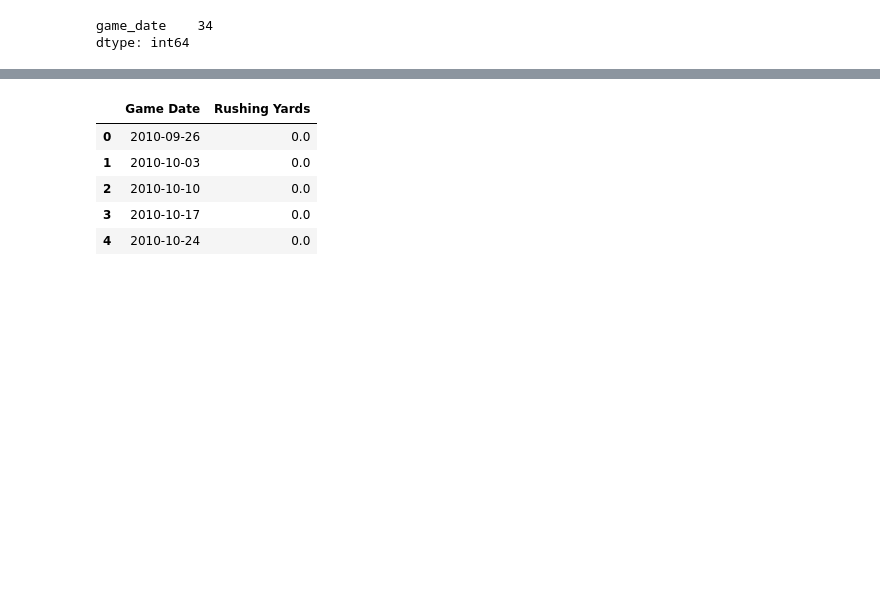
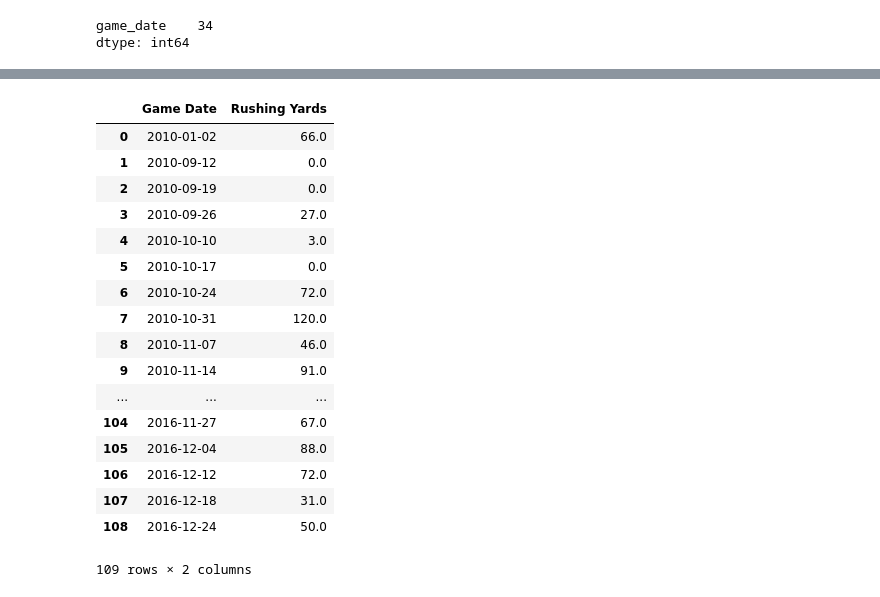
Before and after one commit to jmw256/data_science_homework, a Jupyter notebook: Final Project/Final-Project-Wujciak - Predicting a Year for an NFL Running Back.ipynb, the cells around one changed output, grey strips where cells are left out. Cells and saved outputs as stored; diff of their text form; code cells hidden in the pictures; blank space fills up the shorter version.

```diff
--- a/Final Project/Final-Project-Wujciak - Predicting a Year for an NFL Running Back.ipynb
+++ b/Final Project/Final-Project-Wujciak - Predicting a Year for an NFL Running Back.ipynb
@@ -195,11 +188,0 @@ df_forecast.plot()
-# %%
-given = eval_graph.reset_index()
-predicted = df_forecast.reset_index()
-given.head()
-# %% [output]
-|  | Game Date | Rushing Yards |
-| 0 | 2010-09-26 | 0.0 |
-| 1 | 2010-10-03 | 0.0 |
-| 2 | 2010-10-10 | 0.0 |
-| 3 | 2010-10-17 | 0.0 |
-| 4 | 2010-10-24 | 0.0 |
@@ -207,0 +198,21 @@ given.head()
+# %%
+given
+# %% [output]
+|  | Game Date | Rushing Yards |
+| 0 | 2010-01-02 | 66.0 |
+| 1 | 2010-09-12 | 0.0 |
+| 2 | 2010-09-19 | 0.0 |
+| 3 | 2010-09-26 | 27.0 |
+| 4 | 2010-10-10 | 3.0 |
+| 5 | 2010-10-17 | 0.0 |
+| 6 | 2010-10-24 | 72.0 |
+| 7 | 2010-10-31 | 120.0 |
+| 8 | 2010-11-07 | 46.0 |
+| 9 | 2010-11-14 | 91.0 |
+| ... | ... | ... |
+| 104 | 2016-11-27 | 67.0 |
+| 105 | 2016-12-04 | 88.0 |
+| 106 | 2016-12-12 | 72.0 |
+| 107 | 2016-12-18 | 31.0 |
+| 108 | 2016-12-24 | 50.0 |
+109 rows × 2 columns
```
Also changed, not shown: parts of 15 cells of this notebook.
